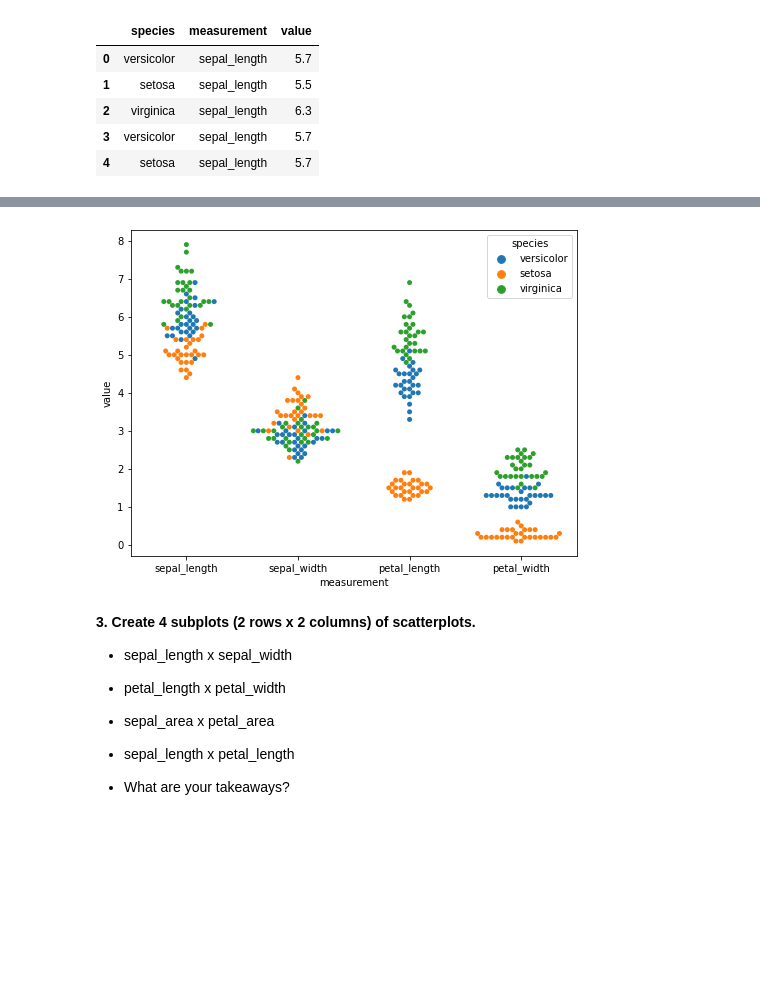
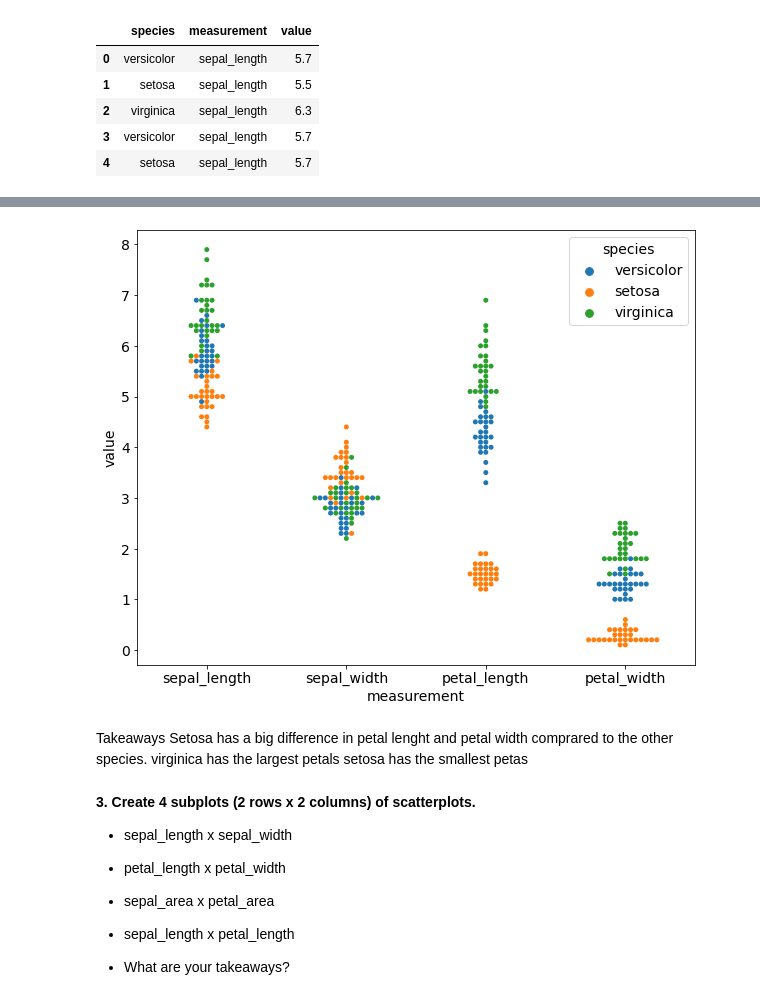
Before and after one commit to cindyvillanuevads/classification-exercises, a Jupyter notebook: classification_exercises.ipynb, the cells around one changed output, grey strips where cells are left out. Cells and saved outputs as stored; diff of their text form; code cells hidden in the pictures; blank space fills up the shorter version.

```diff
--- a/classification_exercises.ipynb
+++ b/classification_exercises.ipynb
@@ -905,0 +912,2 @@ iris_p.head()
+# %%
+iris_p.drop(columns = ['species_versicolor', 'species_virginica'], inplace = True)
@@ -923,7 +937,7 @@ i_train.head()
 # %% [markdown]
 **2. Create a swarmplot using a melted dataframe of all your numeric variables. The x-axis should be the variable name, the y-axis the measure. Add another dimension using color to represent species. Document takeaways from this visualization.**
 # %%
-itrain_melt = i_train[['species','sepal_length', 'sepal_width', 'petal_length', 'petal_width' ]].melt(id_vars='species', var_name="measurement", value_name = "value" )
+itrain_melt = i_train.melt(id_vars='species', var_name="measurement", value_name = "value" )
 # %%
 itrain_melt.head()
 # %% [output]
@@ -936,3 +967,6 @@ itrain_melt.head()
+# %%
+plt.rc('font', size = 14)
+plt.rc('figure', figsize =(14,10))
 # %%
 sns.swarmplot(x='measurement', y = 'value', data = itrain_melt, hue = 'species', palette = 'Set2')
 plt.legend()
@@ -942,14 +976,19 @@ plt.show()
 # %%
-plt.figure(figsize=(8,6))
+plt.figure(figsize=(10,8))
 p = sns.swarmplot(
 x='measurement',
 y='value',
 hue='species',
 data= itrain_melt)
 
 plt.show()
 # %% [output]
-[figure, old version]
+[figure, new version]
+# %% [markdown]
+Takeaways
+Setosa has a big difference in petal lenght and petal width comprared to the other species.
+virginica has the largest petals
+setosa has the smallest petas
 # %% [markdown]
 **3. Create 4 subplots (2 rows x 2 columns) of scatterplots.**
 
```
Also changed, not shown: parts of 50 cells of this notebook.
